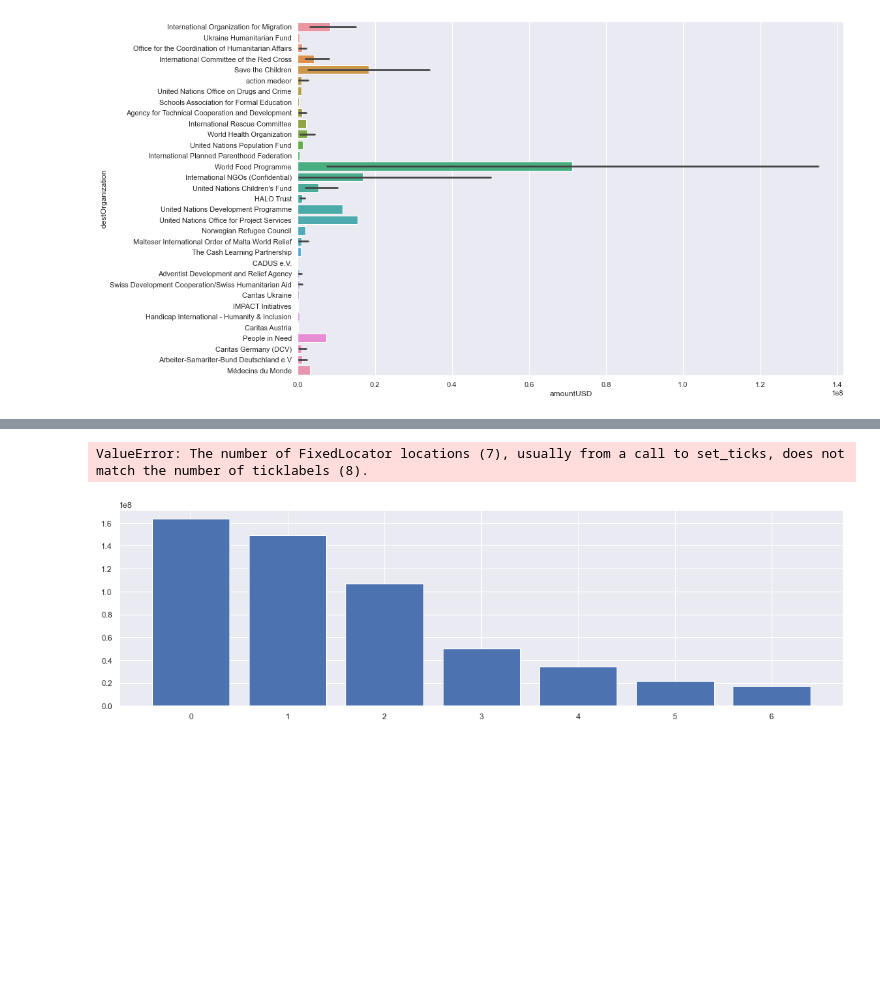
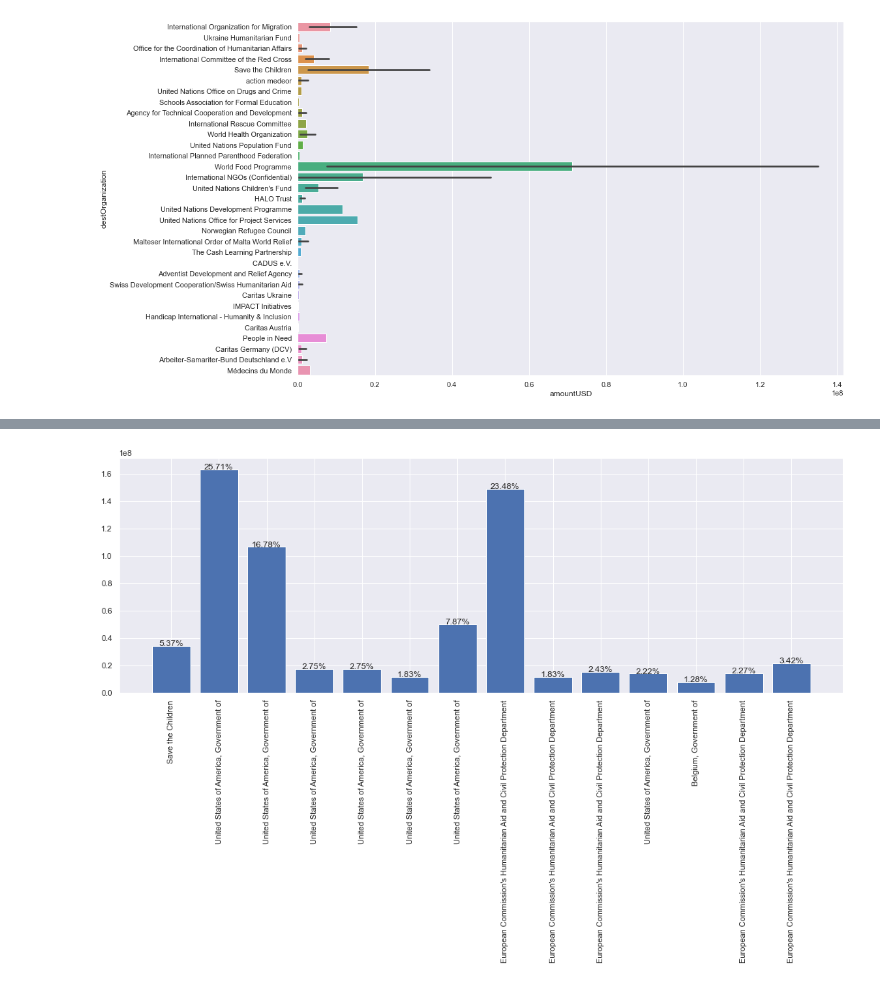
Before and after one commit to henriquecarvalho-maker/Projeto-Guerra-da-Ucrania, a Jupyter notebook: Financiamento_a_Ucraniano.ipynb, the cells around one changed output, grey strips where cells are left out. Cells and saved outputs as stored; diff of their text form; code cells hidden in the pictures; blank space fills up the shorter version.

```diff
--- a/Financiamento_a_Ucraniano.ipynb
+++ b/Financiamento_a_Ucraniano.ipynb
@@ -134,0 +147,3 @@ ax.figure.set_size_inches(15,10)
+# %%
+valor_filtrado = datadf[datadf['amountUSD'] >= 7894914]
+valor_filtrado.head()
@@ -135,25 +175,19 @@ ax.figure.set_size_inches(15,10)
 # %%
 import heapq
 # %%
-valores = datadf['amountUSD']
-labels = datadf['srcOrganization']
+valores = valor_filtrado['amountUSD']
+labels = valor_filtrado['srcOrganization']
 
-top_7 = 7
-total_valor = sum(valores)
-valores_exprecivos = heapq.nlargest(top_7, valores)
-labels_exprecivos = [labelP for valor, labelP in zip(valores, labels) if valor in valores_exprecivos]
+fig, ax = plt.subplots(figsize=(18, 6))
+ax.bar(range(len(valores)), valores)
 
-fig, ax = plt.subplots(figsize=(18, 5))
-ax.bar(range(len(valores_exprecivos)), valores_exprecivos)
-
-ax.set_xticks(range(len(valores_exprecivos)))
-ax.set_xticklabels(labels_exprecivos, rotation=90)
+ax.set_xticks(range(len(valores)))
+ax.set_xticklabels(labels, rotation=90)
 
 for i, valor in enumerate(valores):
     ax.text(i, valor + 2, f'{valor / sum(valores) * 100:.2f}%', ha='center')
 
 
 plt.show()
 # %% [output]
-ValueError: The number of FixedLocator locations (7), usually from a call to set_ticks, does not match the number of ticklabels (8).
-[figure, old version]
+[figure, new version]
```
Also changed, not shown: parts of 6 cells of this notebook.
